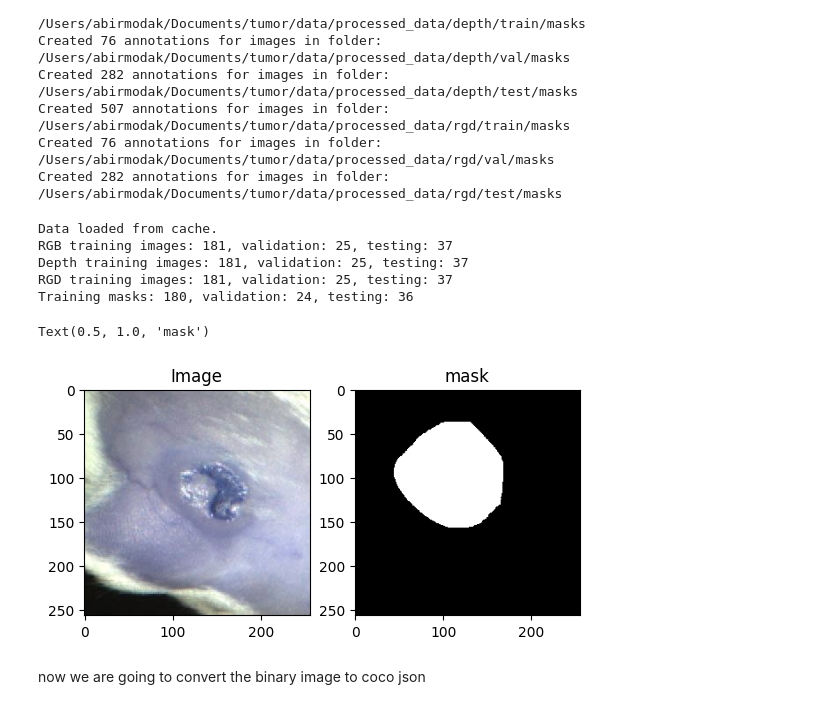
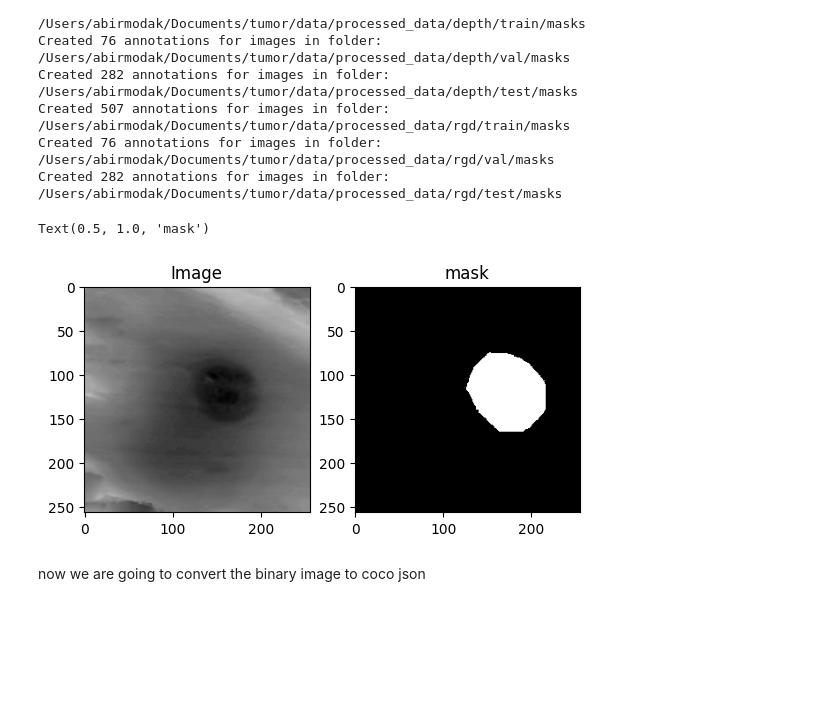
Before and after one commit to RibaDiba/tumor-segmentation, a Jupyter notebook: util/testing/test_notebook.ipynb, the cells around one changed output. Drawn from its saved outputs; the diff is of its cells as text; code cells hidden in the pictures; blank space fills up the shorter version.

Commit message:
fixed load function

```diff
--- a/util/testing/test_notebook.ipynb
+++ b/util/testing/test_notebook.ipynb
@@ -51,21 +51,16 @@ Created 507 annotations for images in folder: /Users/abirmodak/Documents/tumor/d
 Created 76 annotations for images in folder: /Users/abirmodak/Documents/tumor/data/processed_data/rgd/val/masks
 Created 282 annotations for images in folder: /Users/abirmodak/Documents/tumor/data/processed_data/rgd/test/masks
 # %%
-train_images, train_masks, val_images, val_masks, test_images, test_masks = d.load_data(rgb=True)
+train_images, train_masks, val_images, val_masks, test_images, test_masks = d.load_data(depth=True)
 f, ax = plt.subplots(1,2)
 num = random.randint(0, len(train_images))
 ax[0].imshow(train_images[num])
 ax[0].set_title("Image")
 ax[1].imshow(train_masks[num], cmap="gray")
 ax[1].set_title("mask")
 # %% [output]
-Data loaded from cache.
-RGB training images: 181, validation: 25, testing: 37
-Depth training images: 181, validation: 25, testing: 37
-RGD training images: 181, validation: 25, testing: 37
-Training masks: 180, validation: 24, testing: 36
+Text(0.5, 1.0, 'mask')
-Text(0.5, 1.0, 'mask')
-[figure, old version]
+[figure, new version]
 # %% [markdown]
 now we are going to convert the binary image to coco json
 # %%
```
Also changed, not shown: parts of 1 cell of this notebook, 2 other files.
